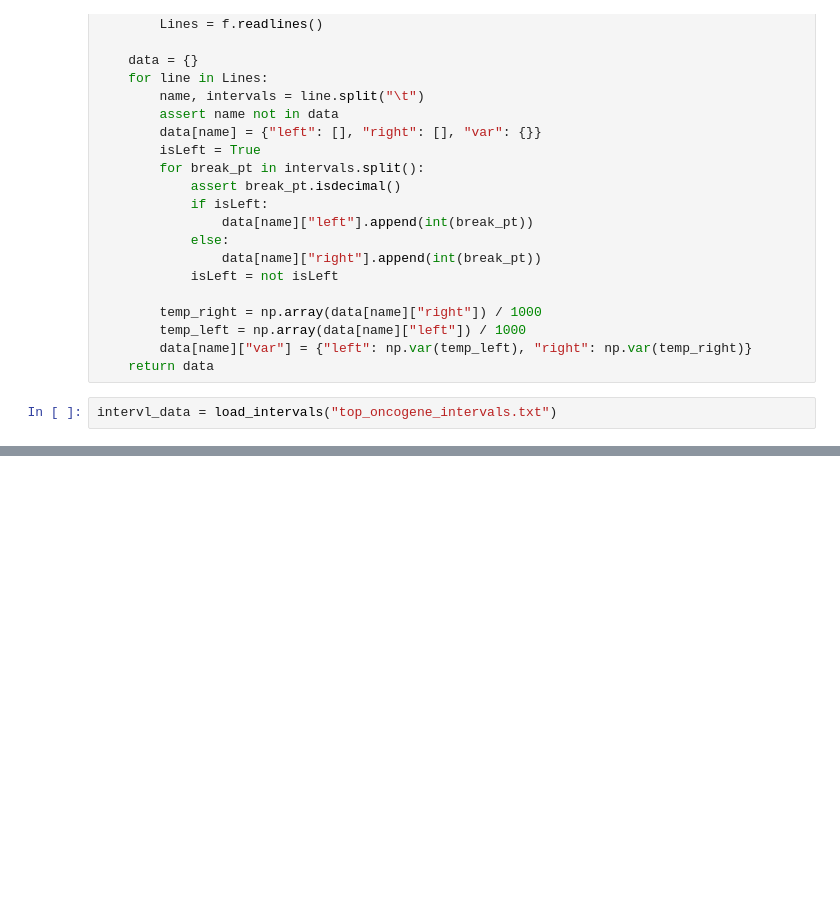
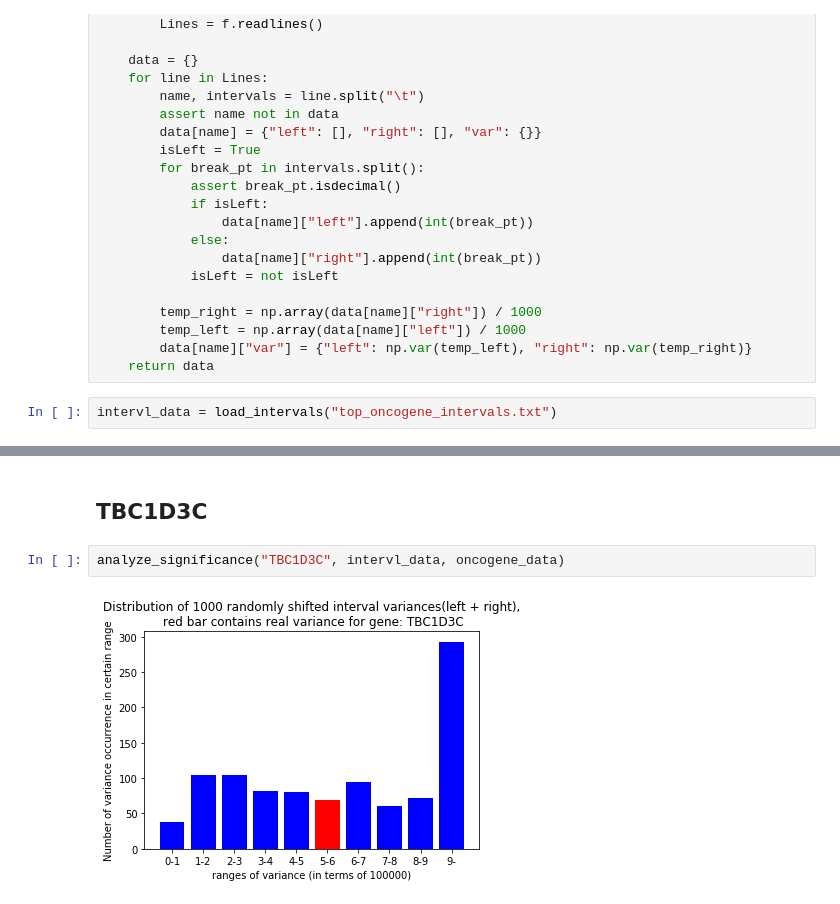
Before and after one commit to ShangqingGu/Analyze-ecDNA, a Jupyter notebook: Variance_analyser.ipynb, the cells around one changed output, grey strips where cells are left out. Drawn from its saved outputs; the diff is of its cells as text; blank space fills up the shorter version.

```diff
--- a/Variance_analyser.ipynb
+++ b/Variance_analyser.ipynb
@@ -71,0 +116,6 @@ def contain_gene(left_pt, right_pt, gene, ecDNA_data):
+# %% [markdown]
+## TBC1D3C
+# %%
+analyze_significance("TBC1D3C", intervl_data, oncogene_data)
+# %% [output]
+[figure, added]
```
Also changed, not shown: parts of 12 cells of this notebook.
